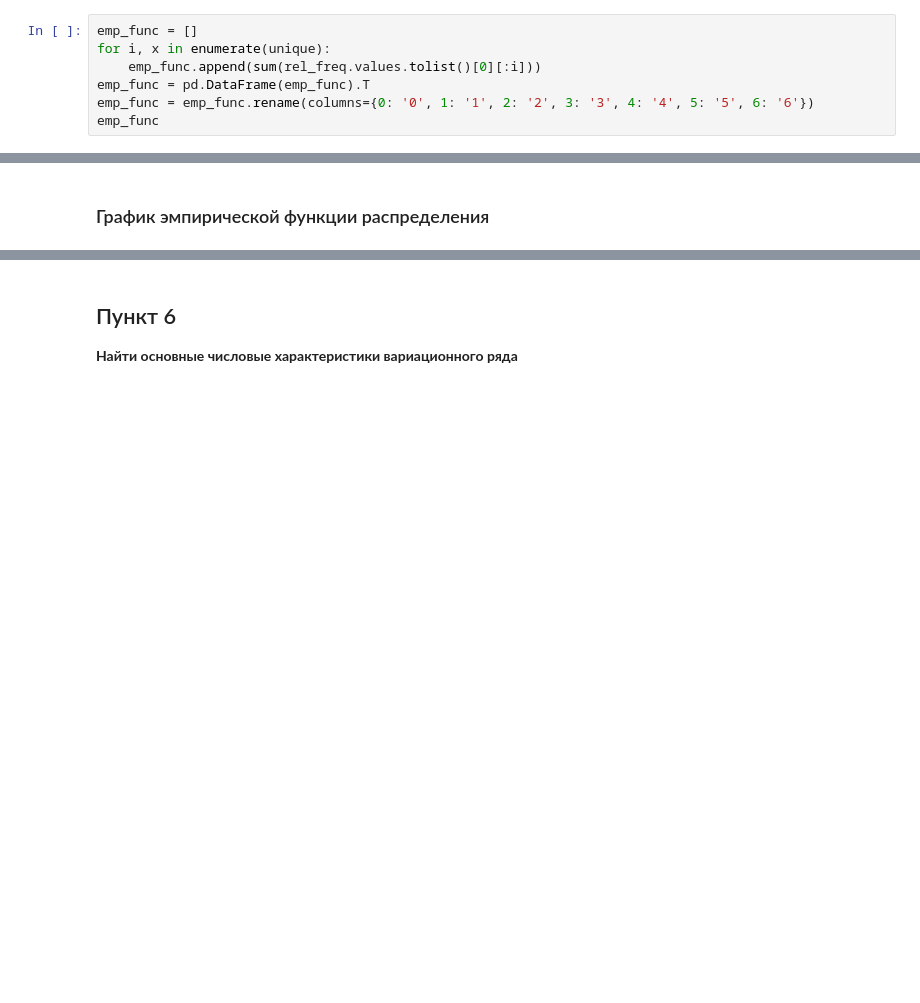
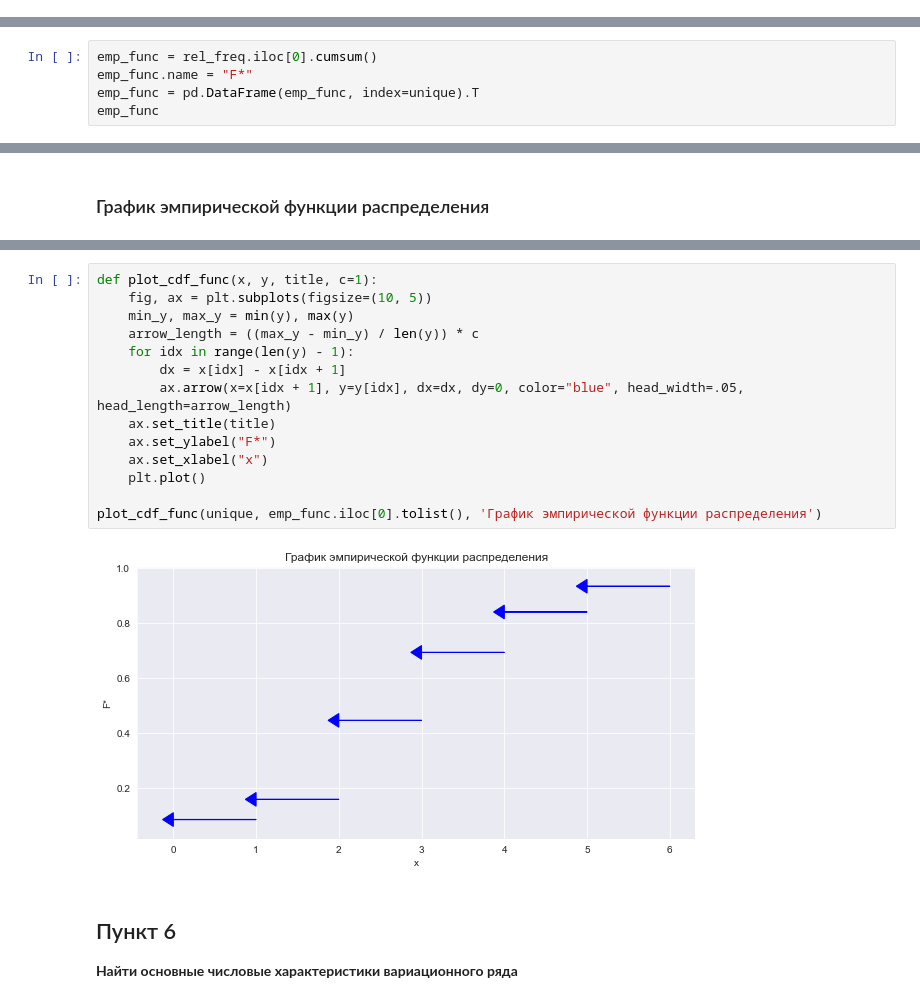
Before and after one commit to CosmDandy/Polytech-4-Sem-Statistics, a Jupyter notebook: Python/LB1/LB1_Test_2.ipynb, the cells around one changed output, grey strips where cells are left out. Cells and saved outputs as stored; diff of their text form; blank space fills up the shorter version.

```diff
--- a/Python/LB1/LB1_Test_2.ipynb
+++ b/Python/LB1/LB1_Test_2.ipynb
@@ -135,10 +163,3 @@ px.line(x=unique, y=rel_freq.iloc[0], markers=True, title='Полигон отн
 **Составить эмпирическую функцию распределения.**
 # %% [markdown]
 ### Эмпирическая функция распределения $F^*$
-# %%
-emp_func = []
-for i, x in enumerate(unique):
-    emp_func.append(sum(rel_freq.values.tolist()[0][:i]))
-emp_func = pd.DataFrame(emp_func).T
-emp_func = emp_func.rename(columns={0: '0', 1: '1', 2: '2', 3: '3', 4: '4', 5: '5', 6: '6'})
-emp_func
@@ -147,0 +166,5 @@ emp_func
+# %%
+emp_func = rel_freq.iloc[0].cumsum()
+emp_func.name = "F*"
+emp_func = pd.DataFrame(emp_func, index=unique).T
+emp_func
@@ -169,6 +195,22 @@ px.ecdf(x=emp_func.columns.values.tolist(), y=emp_func.values.tolist()[0], marke
         title='График эмпирической функции распределения')
 # %% [output]
 [interactive output not drawn]
+# %%
+def plot_cdf_func(x, y, title, c=1):
+    fig, ax = plt.subplots(figsize=(10, 5))
+    min_y, max_y = min(y), max(y)
+    arrow_length = ((max_y - min_y) / len(y)) * c
+    for idx in range(len(y) - 1):
+        dx = x[idx] - x[idx + 1]
+        ax.arrow(x=x[idx + 1], y=y[idx], dx=dx, dy=0, color="blue", head_width=.05, head_length=arrow_length)
+    ax.set_title(title)
+    ax.set_ylabel("F*")
+    ax.set_xlabel("x")
+    plt.plot()
+
+plot_cdf_func(unique, emp_func.iloc[0].tolist(), 'График эмпирической функции распределения')
+# %% [output]
+[figure, added]
 # %% [markdown]
 ## Пункт 6
 **Найти основные числовые характеристики вариационного ряда**
```
Also changed, not shown: parts of 16 cells of this notebook, 2 other files.
